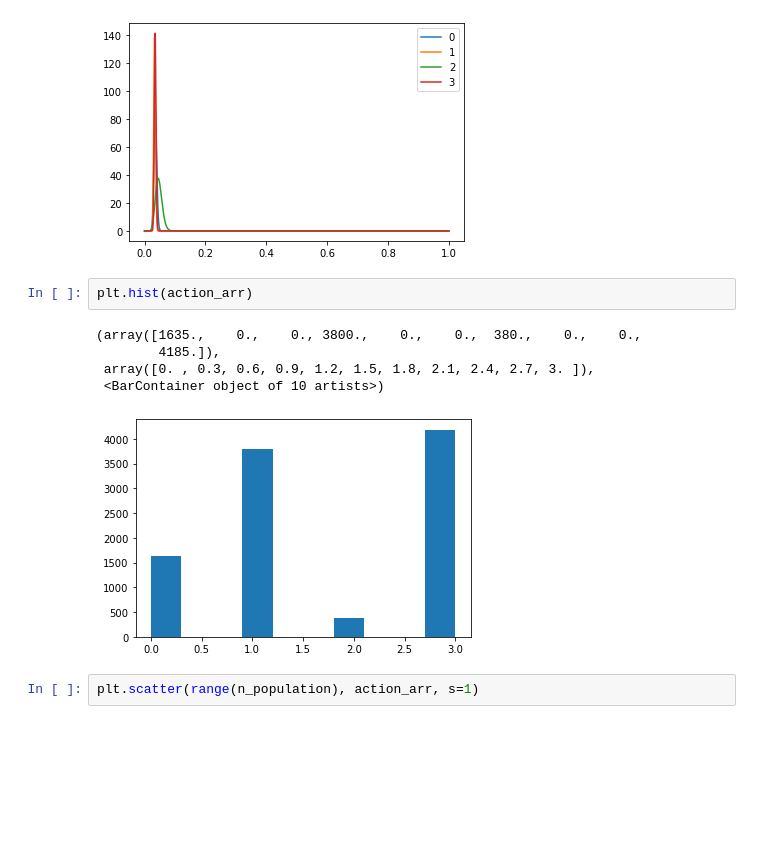
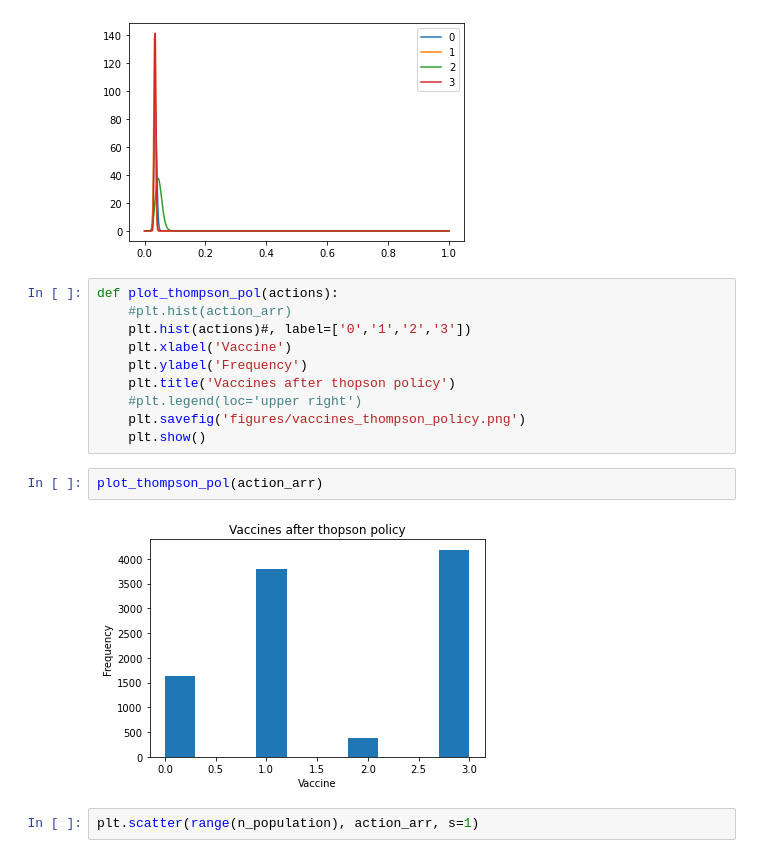
Before and after one commit to Even-tr/Project-2-Fairness-Privacy-Experiment-Design, a Jupyter notebook: src/thompson.ipynb, the cells around one changed output. Drawn from its saved outputs; the diff is of its cells as text; blank space fills up the shorter version.

```diff
--- a/src/thompson.ipynb
+++ b/src/thompson.ipynb
@@ -220,14 +252,20 @@ plt.legend(['0', '1', '2', '3'])
 # %% [output]
 <matplotlib.legend.Legend at 0x...>
 [figure]
-# %%
-plt.hist(action_arr)
-# %% [output]
-(array([1635.,    0.,    0., 3800.,    0.,    0.,  380.,    0.,    0.,
-        4185.]),
- array([0. , 0.3, 0.6, 0.9, 1.2, 1.5, 1.8, 2.1, 2.4, 2.7, 3. ]),
- <BarContainer object of 10 artists>)
-[figure, removed]
+# %%
+def plot_thompson_pol(actions):
+    #plt.hist(action_arr)
+    plt.hist(actions)#, label=['0','1','2','3'])
+    plt.xlabel('Vaccine')
+    plt.ylabel('Frequency')
+    plt.title('Vaccines after thopson policy')
+    #plt.legend(loc='upper right')
+    plt.savefig('figures/vaccines_thompson_policy.png')
+    plt.show()
+# %%
+plot_thompson_pol(action_arr)
+# %% [output]
+[figure, added]
 # %%
 plt.scatter(range(n_population), action_arr, s=1)
 # %% [output]
```
Also changed, not shown: parts of 14 cells of this notebook, 7 other files.
